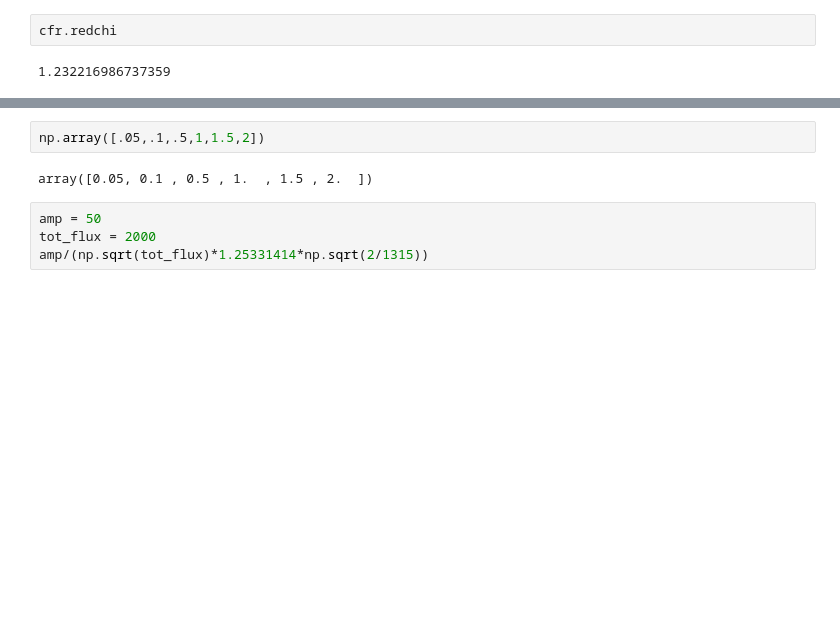
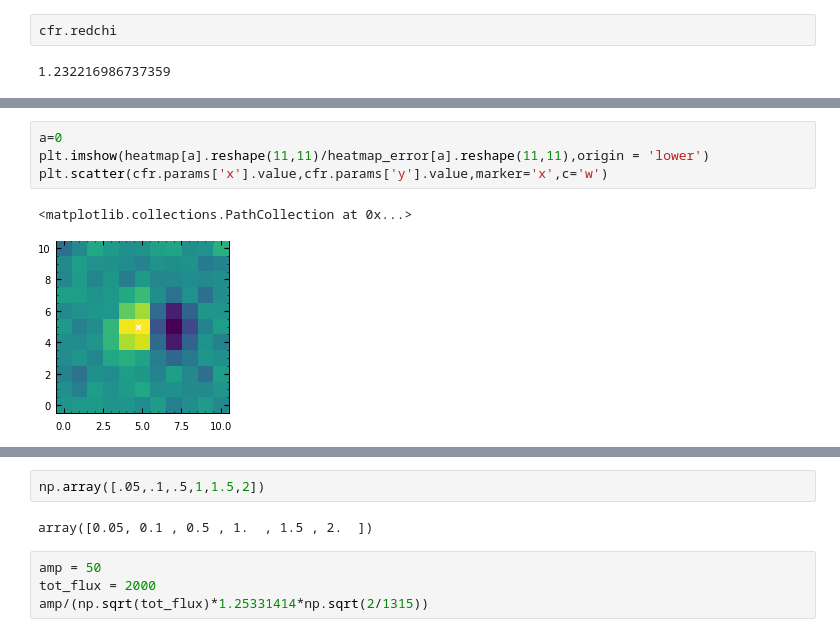
Before and after one commit to Higgins00/AstroResearch, a Jupyter notebook: Simulations.ipynb, the cells around one changed output, grey strips where cells are left out. Drawn from its saved outputs; the diff is of its cells as text; blank space fills up the shorter version.

```diff
--- a/Simulations.ipynb
+++ b/Simulations.ipynb
@@ -3152,3 +3162,10 @@ plt.imshow(heatmap[a].reshape(11,11)/heatmap_error[a].reshape(11,11),origin = 'l
+# %%
+a=0
+plt.imshow(heatmap[a].reshape(11,11)/heatmap_error[a].reshape(11,11),origin = 'lower')
+plt.scatter(cfr.params['x'].value,cfr.params['y'].value,marker='x',c='w')
+# %% [output]
+<matplotlib.collections.PathCollection at 0x...>
+[figure, added]
 # %%
 plt.imshow(image['stars'][10],origin='lower')
 # %% [output]
```
Also changed, not shown: parts of 17 cells of this notebook, 4 other files.
